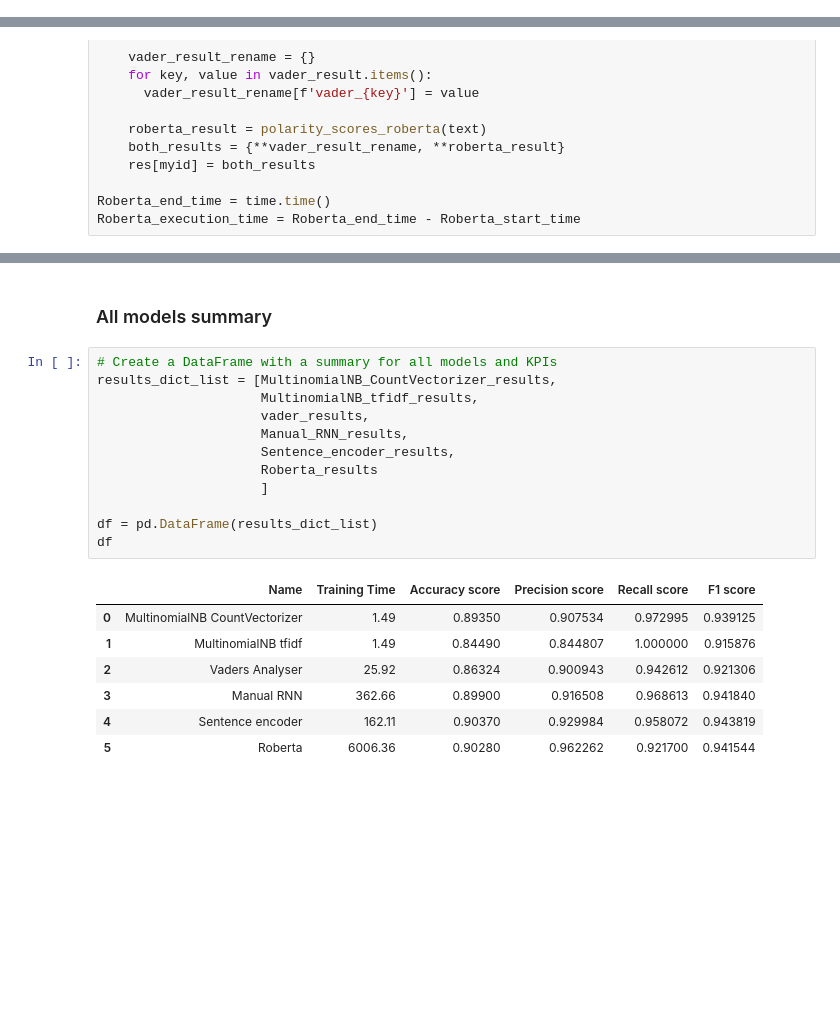
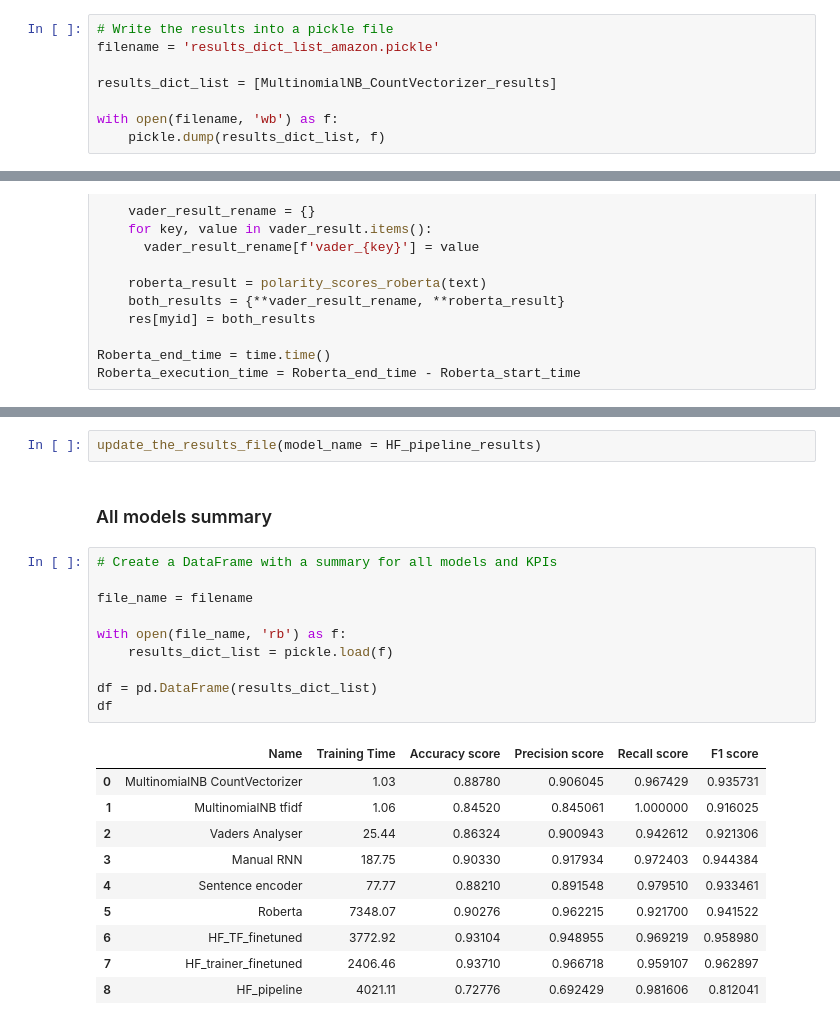
Before and after one commit to CalesSla/NLP_Sentiment_Analysis_mini_projects_V2, a Jupyter notebook: Amazon_reviews_model_selection.ipynb, the cells around one changed output, grey strips where cells are left out. Cells and saved outputs as stored; diff of their text form; blank space fills up the shorter version.

```diff
--- a/Amazon_reviews_model_selection.ipynb
+++ b/Amazon_reviews_model_selection.ipynb
@@ -138,6 +148,14 @@ MultinomialNB CountVectorizer Accuracy score:  0.8878
 MultinomialNB CountVectorizer Precision score:  0.9060454797559623
 MultinomialNB CountVectorizer Recall score:  0.9674286391093213
 MultinomialNB CountVectorizer F1 score:  0.935731469813266
+# %%
+# Write the results into a pickle file
+filename = 'results_dict_list_amazon.pickle'
+
+results_dict_list = [MultinomialNB_CountVectorizer_results]
+
+with open(filename, 'wb') as f:
+    pickle.dump(results_dict_list, f)
 # %% [markdown]
 ### Part 2. Multinomial Naive Bayes with TF-IDF
 # %%
@@ -587,25 +895,28 @@ Roberta_results = {'Name': "Roberta",
+# %%
+update_the_results_file(model_name = HF_pipeline_results)
 # %% [markdown]
 ### All models summary
 # %%
 # Create a DataFrame with a summary for all models and KPIs
-results_dict_list = [MultinomialNB_CountVectorizer_results,
-                     MultinomialNB_tfidf_results,
-                     vader_results,
-                     Manual_RNN_results,
-                     Sentence_encoder_results,
-                     Roberta_results
-                     ]
+
+file_name = filename
+
+with open(file_name, 'rb') as f:
+    results_dict_list = pickle.load(f)
 
 df = pd.DataFrame(results_dict_list)
 df
 # %% [output]
 |  | Name | Training Time | Accuracy score | Precision score | Recall score | F1 score |
-| 0 | MultinomialNB CountVectorizer | 1.49 | 0.89350 | 0.907534 | 0.972995 | 0.939125 |
-| 1 | MultinomialNB tfidf | 1.49 | 0.84490 | 0.844807 | 1.000000 | 0.915876 |
-| 2 | Vaders Analyser | 25.92 | 0.86324 | 0.900943 | 0.942612 | 0.921306 |
-| 3 | Manual RNN | 362.66 | 0.89900 | 0.916508 | 0.968613 | 0.941840 |
-| 4 | Sentence encoder | 162.11 | 0.90370 | 0.929984 | 0.958072 | 0.943819 |
-| 5 | Roberta | 6006.36 | 0.90280 | 0.962262 | 0.921700 | 0.941544 |
+| 0 | MultinomialNB CountVectorizer | 1.03 | 0.88780 | 0.906045 | 0.967429 | 0.935731 |
+| 1 | MultinomialNB tfidf | 1.06 | 0.84520 | 0.845061 | 1.000000 | 0.916025 |
+| 2 | Vaders Analyser | 25.44 | 0.86324 | 0.900943 | 0.942612 | 0.921306 |
+| 3 | Manual RNN | 187.75 | 0.90330 | 0.917934 | 0.972403 | 0.944384 |
+| 4 | Sentence encoder | 77.77 | 0.88210 | 0.891548 | 0.979510 | 0.933461 |
+| 5 | Roberta | 7348.07 | 0.90276 | 0.962215 | 0.921700 | 0.941522 |
+| 6 | HF_TF_finetuned | 3772.92 | 0.93104 | 0.948955 | 0.969219 | 0.958980 |
+| 7 | HF_trainer_finetuned | 2406.46 | 0.93710 | 0.966718 | 0.959107 | 0.962897 |
+| 8 | HF_pipeline | 4021.11 | 0.72776 | 0.692429 | 0.981606 | 0.812041 |
 # %%
 # Training time
 df.plot(kind='bar', x='Name', y='Training Time')
```
Also changed, not shown: parts of 36 cells of this notebook, 7 other files.
